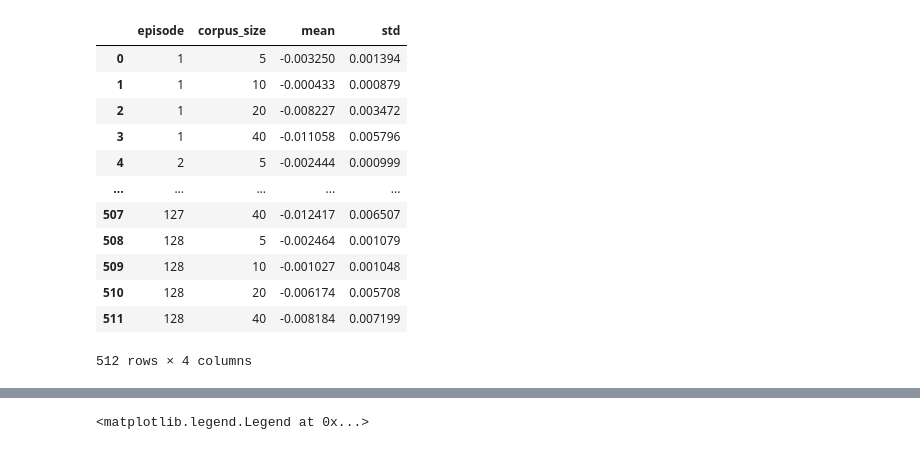
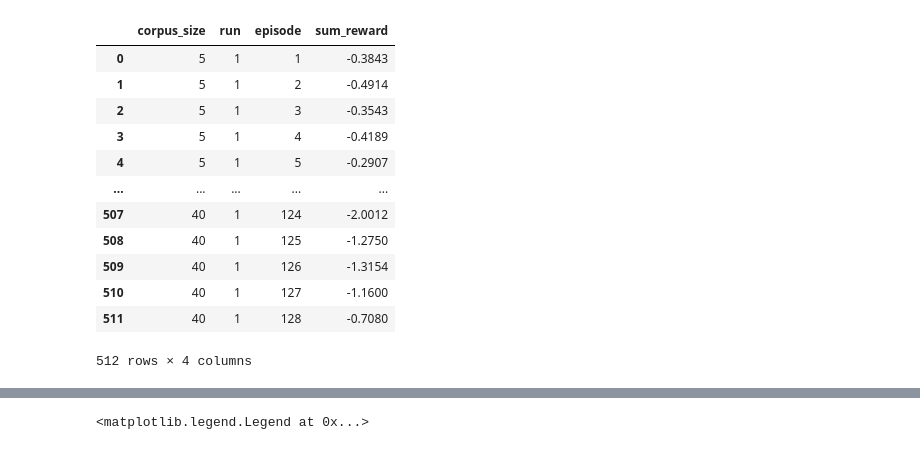
Before and after one commit to intellium-ai/AEGIS, a Jupyter notebook: training_scripts/visualise_results.ipynb, the cells around one changed output, grey strips where cells are left out. Drawn from its saved outputs; the diff is of its cells as text; code cells hidden in the pictures.

```diff
--- a/training_scripts/visualise_results.ipynb
+++ b/training_scripts/visualise_results.ipynb
@@ -21,18 +21,16 @@ df
-# %%
-episode_rewards = df.groupby(["run", "episode", "corpus_size"])["avg_reward"].mean().reset_index()
-run_stats = episode_rewards.groupby(["episode", "corpus_size"])["avg_reward"].agg(["mean", "std"]).reset_index()
-run_stats
-# %% [output]
-|  | episode | corpus_size | mean | std |
-| 0 | 1 | 5 | -0.003250 | 0.001394 |
-| 1 | 1 | 10 | -0.000433 | 0.000879 |
-| 2 | 1 | 20 | -0.008227 | 0.003472 |
-| 3 | 1 | 40 | -0.011058 | 0.005796 |
-| 4 | 2 | 5 | -0.002444 | 0.000999 |
-| ... | ... | ... | ... | ... |
-| 507 | 127 | 40 | -0.012417 | 0.006507 |
-| 508 | 128 | 5 | -0.002464 | 0.001079 |
-| 509 | 128 | 10 | -0.001027 | 0.001048 |
-| 510 | 128 | 20 | -0.006174 | 0.005708 |
-| 511 | 128 | 40 | -0.008184 | 0.007199 |
-512 rows × 4 columns
+# %%
+df
+# %% [output]
+|  | corpus_size | run | episode | sum_reward |
+| 0 | 5 | 1 | 1 | -0.3843 |
+| 1 | 5 | 1 | 2 | -0.4914 |
+| 2 | 5 | 1 | 3 | -0.3543 |
+| 3 | 5 | 1 | 4 | -0.4189 |
+| 4 | 5 | 1 | 5 | -0.2907 |
+| ... | ... | ... | ... | ... |
+| 507 | 40 | 1 | 124 | -2.0012 |
+| 508 | 40 | 1 | 125 | -1.2750 |
+| 509 | 40 | 1 | 126 | -1.3154 |
+| 510 | 40 | 1 | 127 | -1.1600 |
+| 511 | 40 | 1 | 128 | -0.7080 |
+512 rows × 4 columns
```
Also changed, not shown: parts of 3 cells of this notebook.
